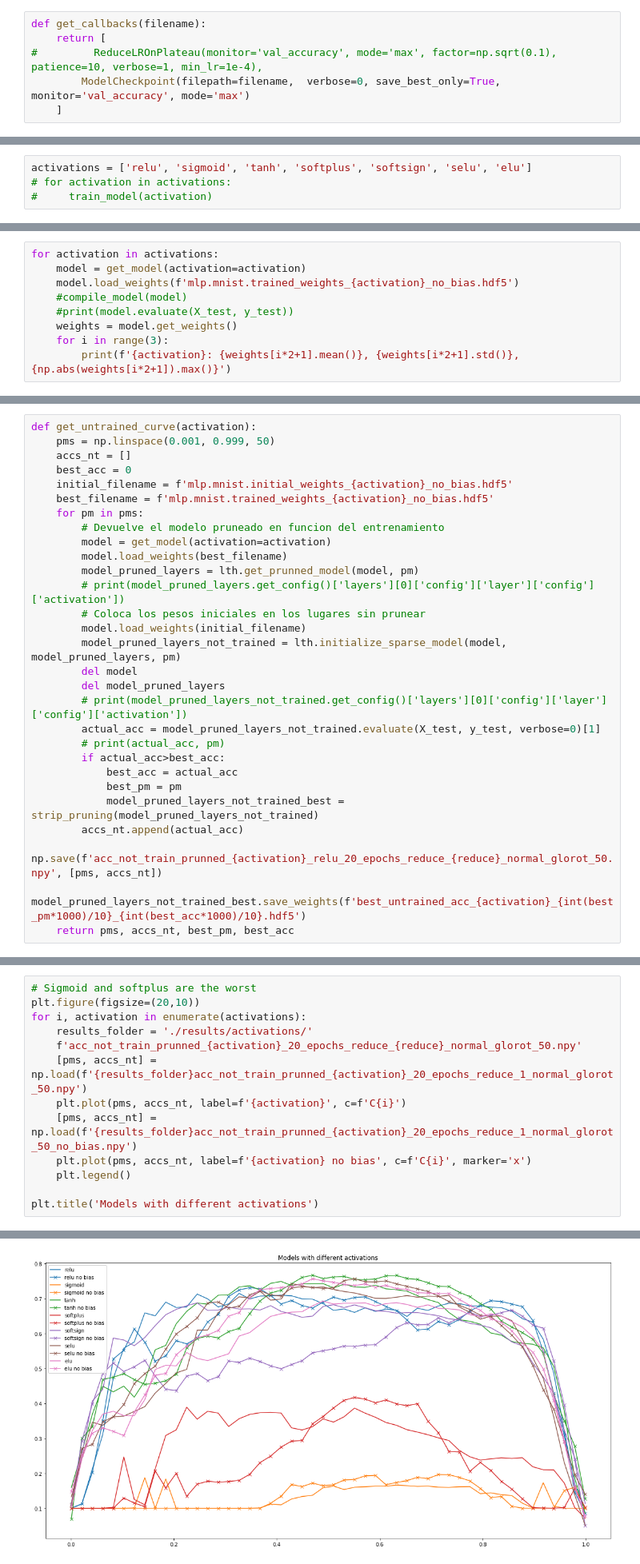
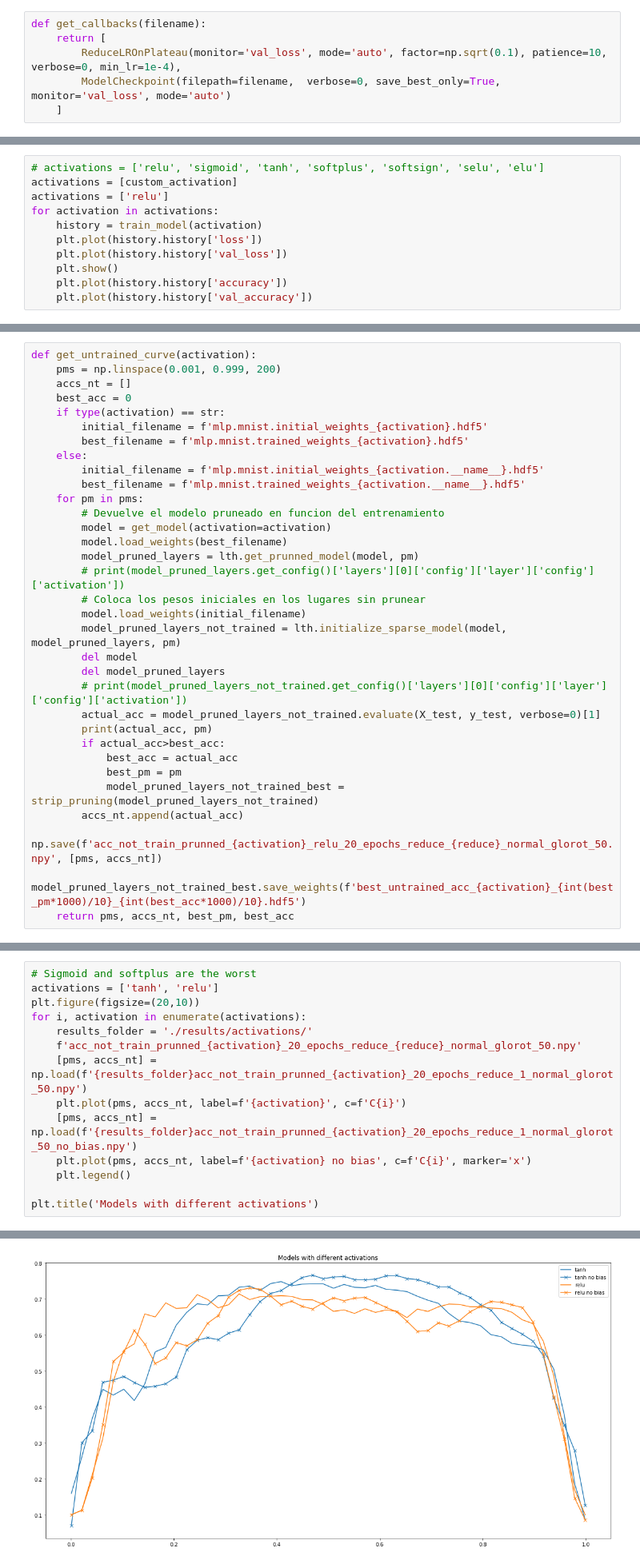
Before and after one commit to jganzabal/lottery-ticket-hypotesis-keras, a Jupyter notebook: 02_Untrained_weights_Accuracy.ipynb, the cells around one changed output, grey strips where cells are left out. Shown at 80% size. Cells and saved outputs as stored; diff of their text form.

```diff
--- a/02_Untrained_weights_Accuracy.ipynb
+++ b/02_Untrained_weights_Accuracy.ipynb
@@ -76,7 +113,7 @@ _________________________________________________________________
 # %%
 def get_callbacks(filename):
     return [
-#         ReduceLROnPlateau(monitor='val_accuracy', mode='max', factor=np.sqrt(0.1), patience=10, verbose=1, min_lr=1e-4),
-        ModelCheckpoint(filepath=filename,  verbose=0, save_best_only=True, monitor='val_accuracy', mode='max')
+        ReduceLROnPlateau(monitor='val_loss', mode='auto', factor=np.sqrt(0.1), patience=10, verbose=0, min_lr=1e-4),
+        ModelCheckpoint(filepath=filename,  verbose=0, save_best_only=True, monitor='val_loss', mode='auto')
     ]
 # %%
@@ -102,4 +144,11 @@ def train_model(activation='relu'):
 # %%
-activations = ['relu', 'sigmoid', 'tanh', 'softplus', 'softsign', 'selu', 'elu']
-# for activation in activations:
-#     train_model(activation)
+# activations = ['relu', 'sigmoid', 'tanh', 'softplus', 'softsign', 'selu', 'elu']
+activations = [custom_activation]
+activations = ['relu']
+for activation in activations:
+    history = train_model(activation)
+    plt.plot(history.history['loss'])
+    plt.plot(history.history['val_loss'])
+    plt.show()
+    plt.plot(history.history['accuracy'])
+    plt.plot(history.history['val_accuracy'])
@@ -106,9 +158,0 @@ activations = ['relu', 'sigmoid', 'tanh', 'softplus', 'softsign', 'selu', 'elu']
-# %%
-for activation in activations:
-    model = get_model(activation=activation)
-    model.load_weights(f'mlp.mnist.trained_weights_{activation}_no_bias.hdf5')
-    #compile_model(model)
-    #print(model.evaluate(X_test, y_test))
-    weights = model.get_weights()
-    for i in range(3):
-        print(f'{activation}: {weights[i*2+1].mean()}, {weights[i*2+1].std()}, {np.abs(weights[i*2+1]).max()}')
@@ -134,11 +160,15 @@ elu: 0.0, 0.0, 0.0
 lth = LTH(get_model)
 # %%
 def get_untrained_curve(activation):
-    pms = np.linspace(0.001, 0.999, 50)
+    pms = np.linspace(0.001, 0.999, 200)
     accs_nt = []
     best_acc = 0
-    initial_filename = f'mlp.mnist.initial_weights_{activation}_no_bias.hdf5'
-    best_filename = f'mlp.mnist.trained_weights_{activation}_no_bias.hdf5'
+    if type(activation) == str:
+        initial_filename = f'mlp.mnist.initial_weights_{activation}.hdf5'
+        best_filename = f'mlp.mnist.trained_weights_{activation}.hdf5'
+    else:
+        initial_filename = f'mlp.mnist.initial_weights_{activation.__name__}.hdf5'
+        best_filename = f'mlp.mnist.trained_weights_{activation.__name__}.hdf5'
     for pm in pms:
         # Devuelve el modelo pruneado en funcion del entrenamiento
         model = get_model(activation=activation)
@@ -152,7 +182,7 @@ def get_untrained_curve(activation):
         del model_pruned_layers
         # print(model_pruned_layers_not_trained.get_config()['layers'][0]['config']['layer']['config']['activation'])
         actual_acc = model_pruned_layers_not_trained.evaluate(X_test, y_test, verbose=0)[1]
-        # print(actual_acc, pm)
+        print(actual_acc, pm)
         if actual_acc>best_acc:
             best_acc = actual_acc
             best_pm = pm
@@ -182,19 +219,20 @@ elu: 0.46944897959183673, 0.7559999823570251
 # %%
 # Sigmoid and softplus are the worst
+activations = ['tanh', 'relu']
 plt.figure(figsize=(20,10))
 for i, activation in enumerate(activations):
     results_folder = './results/activations/'
     f'acc_not_train_prunned_{activation}_20_epochs_reduce_{reduce}_normal_glorot_50.npy'
     [pms, accs_nt] = np.load(f'{results_folder}acc_not_train_prunned_{activation}_20_epochs_reduce_1_normal_glorot_50.npy')
     plt.plot(pms, accs_nt, label=f'{activation}', c=f'C{i}')
     [pms, accs_nt] = np.load(f'{results_folder}acc_not_train_prunned_{activation}_20_epochs_reduce_1_normal_glorot_50_no_bias.npy')
     plt.plot(pms, accs_nt, label=f'{activation} no bias', c=f'C{i}', marker='x')
     plt.legend()
 
 plt.title('Models with different activations')
 # %% [output]
 Text(0.5, 1.0, 'Models with different activations')
-[figure, old version]
+[figure, new version]
 # %%
 # Selu es la peor
 plt.figure(figsize=(20,10))
```
Also changed, not shown: parts of 10 cells of this notebook, 1 other file.
